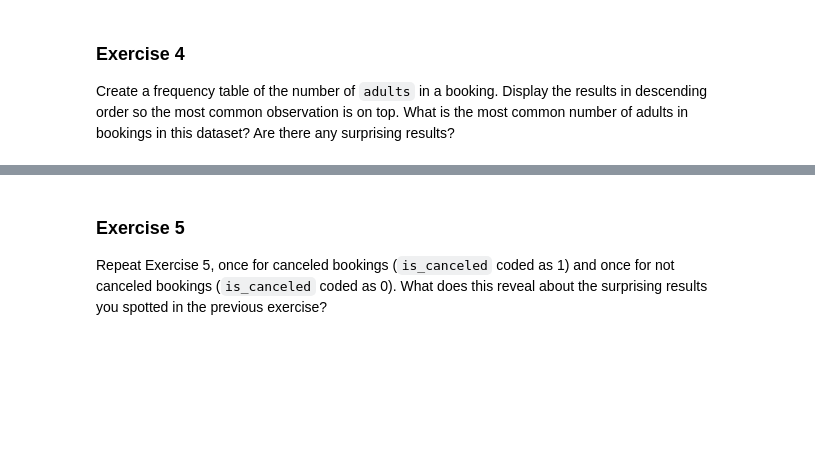
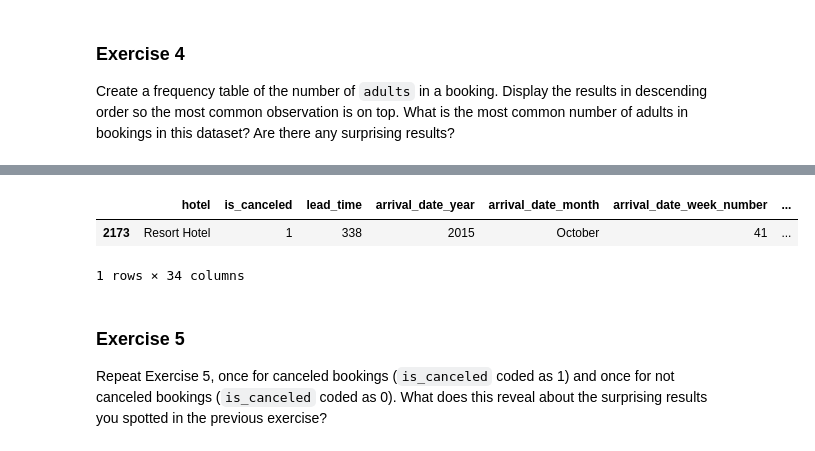
Before and after one commit to joseephwong/Day6, a Jupyter notebook: Day6-HW.ipynb, the cells around one changed output, grey strips where cells are left out. Cells and saved outputs as stored; diff of their text form; code cells hidden in the pictures; blank space fills up the shorter version.

```diff
--- a/Day6-HW.ipynb
+++ b/Day6-HW.ipynb
@@ -428,4 +433,11 @@ adults
 Name: count, dtype: int64
+# %%
+mask = DF_raw_hotels['adults'] == 55
+DF_raw_hotels[mask]
+# %% [output]
+|  | hotel | is_canceled | lead_time | arrival_date_year | arrival_date_month | arrival_date_week_number | ... |
+| 2173 | Resort Hotel | 1 | 338 | 2015 | October | 41 | ... |
+1 rows × 34 columns
 # %% [markdown]
 ### Exercise 5
 
```
Also changed, not shown: parts of 6 cells of this notebook.
